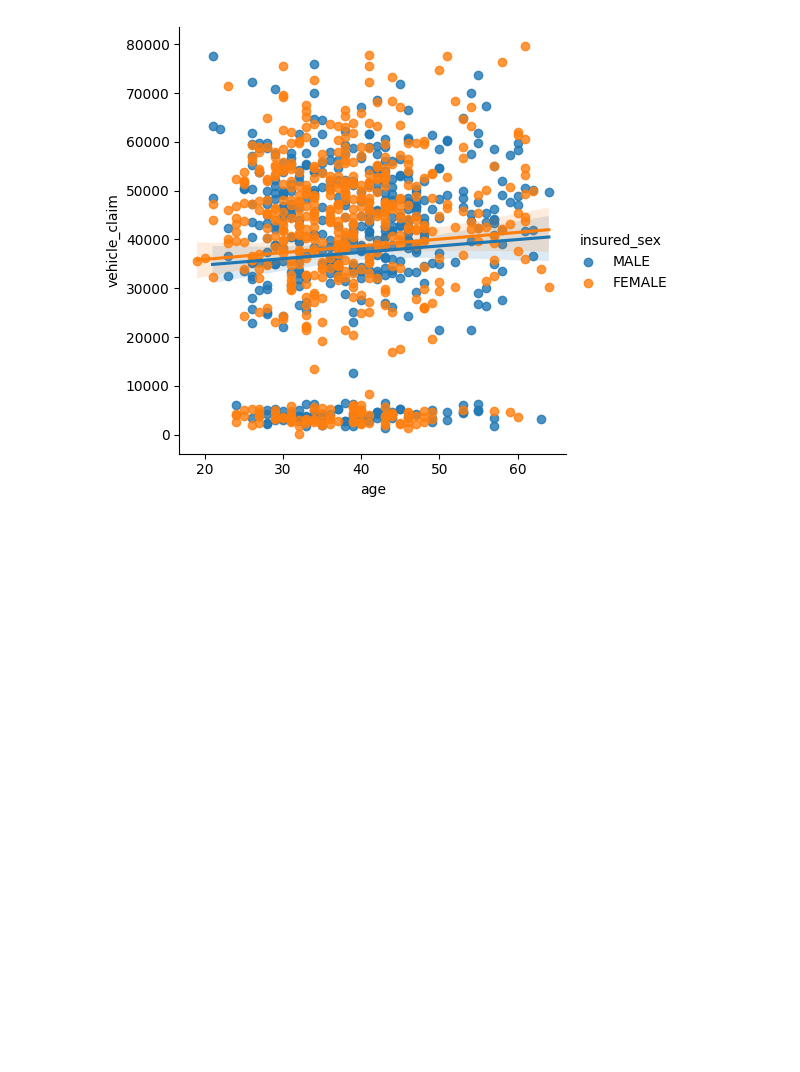
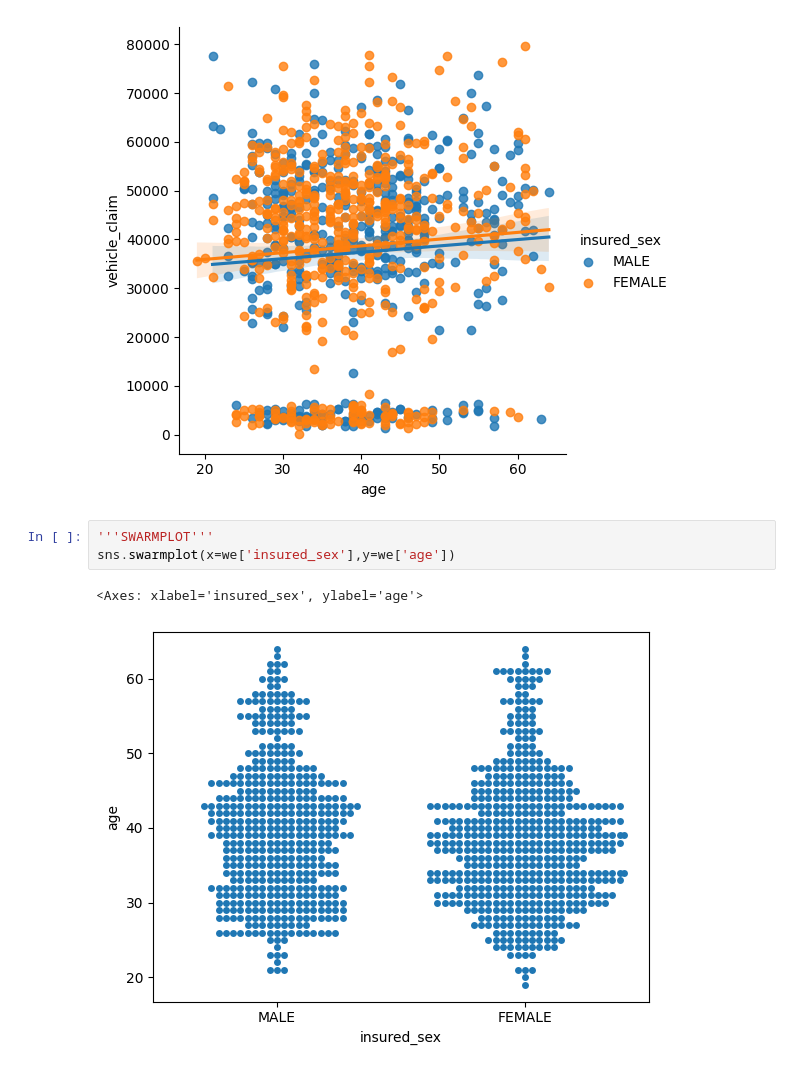
Before and after one commit to MehulEXE/python, a Jupyter notebook: seaborn.ipynb, the cells around one changed output. Saved outputs shown, nothing was run; the diff lists cells and outputs as text; blank space fills up the shorter version.

Commit message:
swarmplot

```diff
--- a/seaborn.ipynb
+++ b/seaborn.ipynb
@@ -63,3 +63,9 @@ sns.lmplot(x='age',y='vehicle_claim',hue='insured_sex',data=we)
 # %% [output]
 <seaborn.axisgrid.FacetGrid at 0x...>
 [figure]
+# %%
+'''SWARMPLOT'''
+sns.swarmplot(x=we['insured_sex'],y=we['age'])
+# %% [output]
+<Axes: xlabel='insured_sex', ylabel='age'>
+[figure, added]
```
